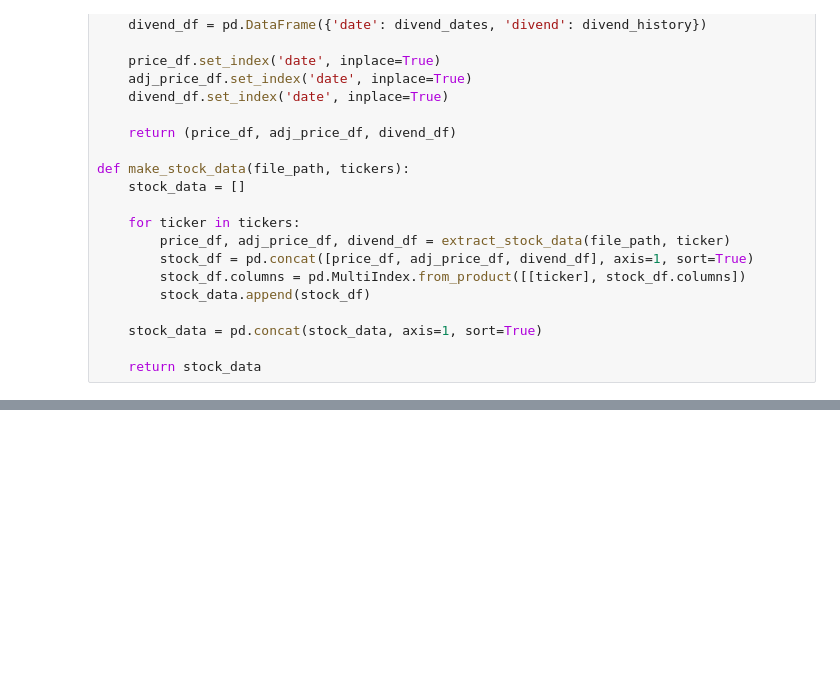
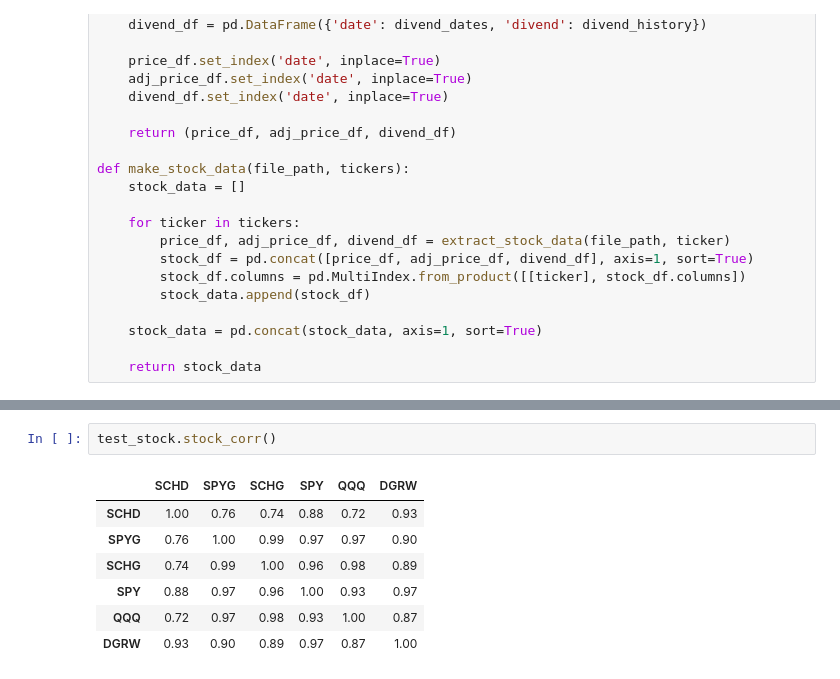
Before and after one commit to RookImS/stock_portfolio_tool, a Jupyter notebook: portfolio.ipynb, the cells around one changed output, grey strips where cells are left out. Saved outputs shown, nothing was run; the diff lists cells and outputs as text; blank space fills up the shorter version.

```diff
--- a/portfolio.ipynb
+++ b/portfolio.ipynb
@@ -276,0 +311,10 @@ mdd   -0.130639)
+# %%
+test_stock.stock_corr()
+# %% [output]
+|  | SCHD | SPYG | SCHG | SPY | QQQ | DGRW |
+| SCHD | 1.00 | 0.76 | 0.74 | 0.88 | 0.72 | 0.93 |
+| SPYG | 0.76 | 1.00 | 0.99 | 0.97 | 0.97 | 0.90 |
+| SCHG | 0.74 | 0.99 | 1.00 | 0.96 | 0.98 | 0.89 |
+| SPY | 0.88 | 0.97 | 0.96 | 1.00 | 0.93 | 0.97 |
+| QQQ | 0.72 | 0.97 | 0.98 | 0.93 | 1.00 | 0.87 |
+| DGRW | 0.93 | 0.90 | 0.89 | 0.97 | 0.87 | 1.00 |
```
Also changed, not shown: parts of 11 cells of this notebook.
